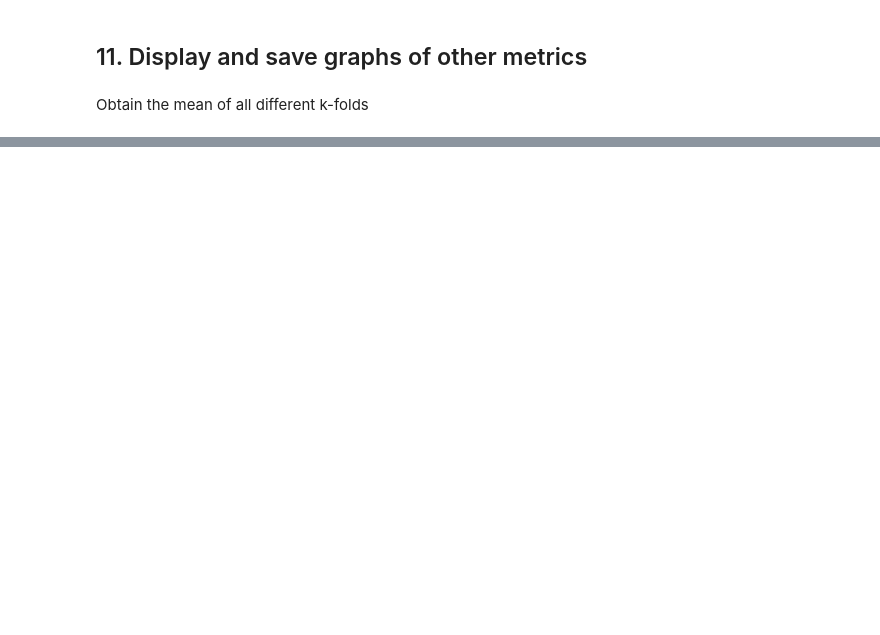
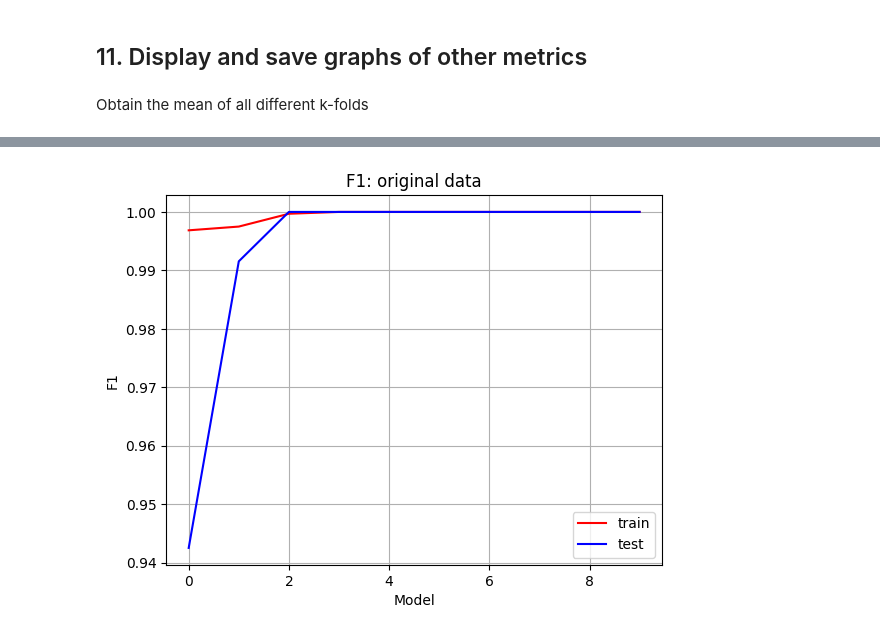
Before and after one commit to RosameliaCarioni/gunshot_detection, a Jupyter notebook: param_optimization2.ipynb, the cells around one changed output, grey strips where cells are left out. Drawn from its saved outputs; the diff is of its cells as text; code cells hidden in the pictures; blank space fills up the shorter version.

```diff
--- a/param_optimization2.ipynb
+++ b/param_optimization2.ipynb
@@ -143,0 +235,12 @@ plt.show()
+# %%
+plt.title('F1: original data')
+plt.plot(F1_train, 'r')
+plt.plot(F1_test, 'b')
+plt.xlabel('Model')
+plt.ylabel('F1')
+plt.legend(['train', 'test'])
+plt.grid()
+#plt.savefig('accuracy_original_data.png')
+plt.show()
+# %% [output]
+[figure, added]
```
Also changed, not shown: parts of 20 cells of this notebook, 21 other files.
